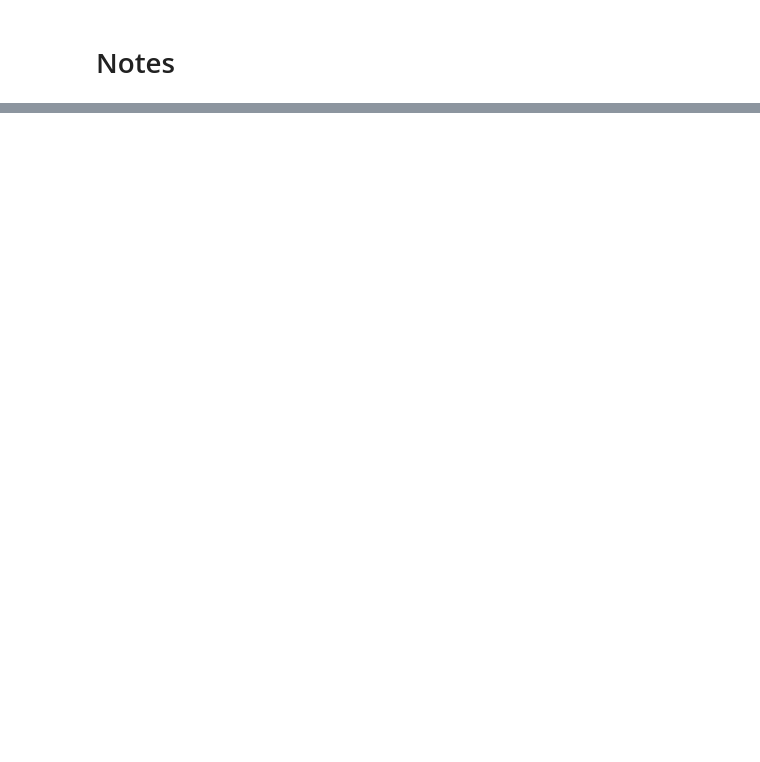
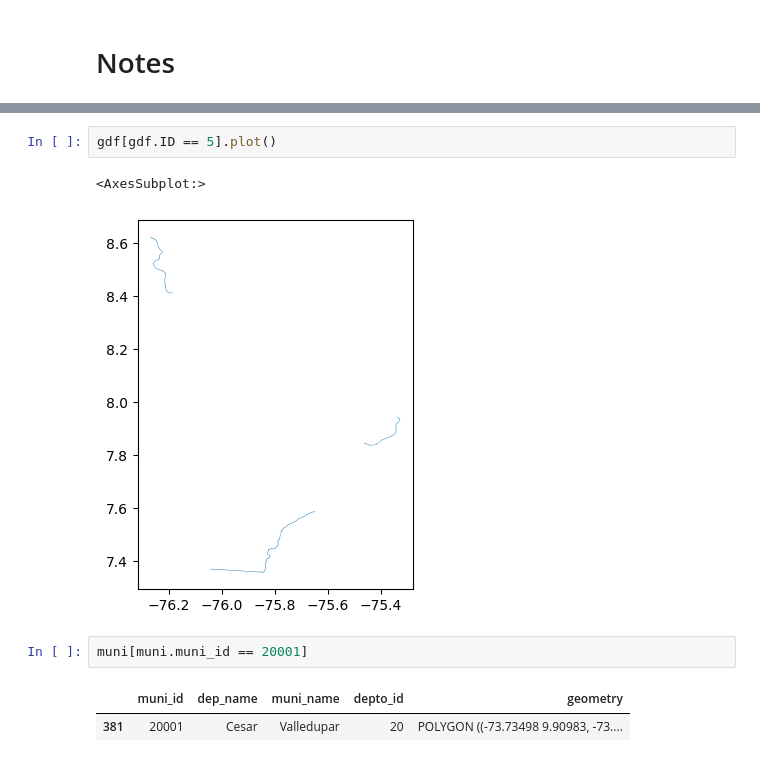
Before and after one commit to Data-Lama/pathogen_study_regions_generator, a Jupyter notebook: src/Notes Gonche.ipynb, the cells around one changed output, grey strips where cells are left out. Saved outputs shown, nothing was run; the diff lists cells and outputs as text; blank space fills up the shorter version.

```diff
--- a/src/Notes Gonche.ipynb
+++ b/src/Notes Gonche.ipynb
@@ -248,0 +132,10 @@ df
+# %%
+gdf[gdf.ID == 5].plot()
+# %% [output]
+<AxesSubplot:>
+[figure, added]
+# %%
+muni[muni.muni_id == 20001]
+# %% [output]
+|  | muni_id | dep_name | muni_name | depto_id | geometry |
+| 381 | 20001 | Cesar | Valledupar | 20 | POLYGON ((-73.73498 9.90983, -73.... |
```
Also changed, not shown: parts of 23 cells of this notebook, 49 other files.
